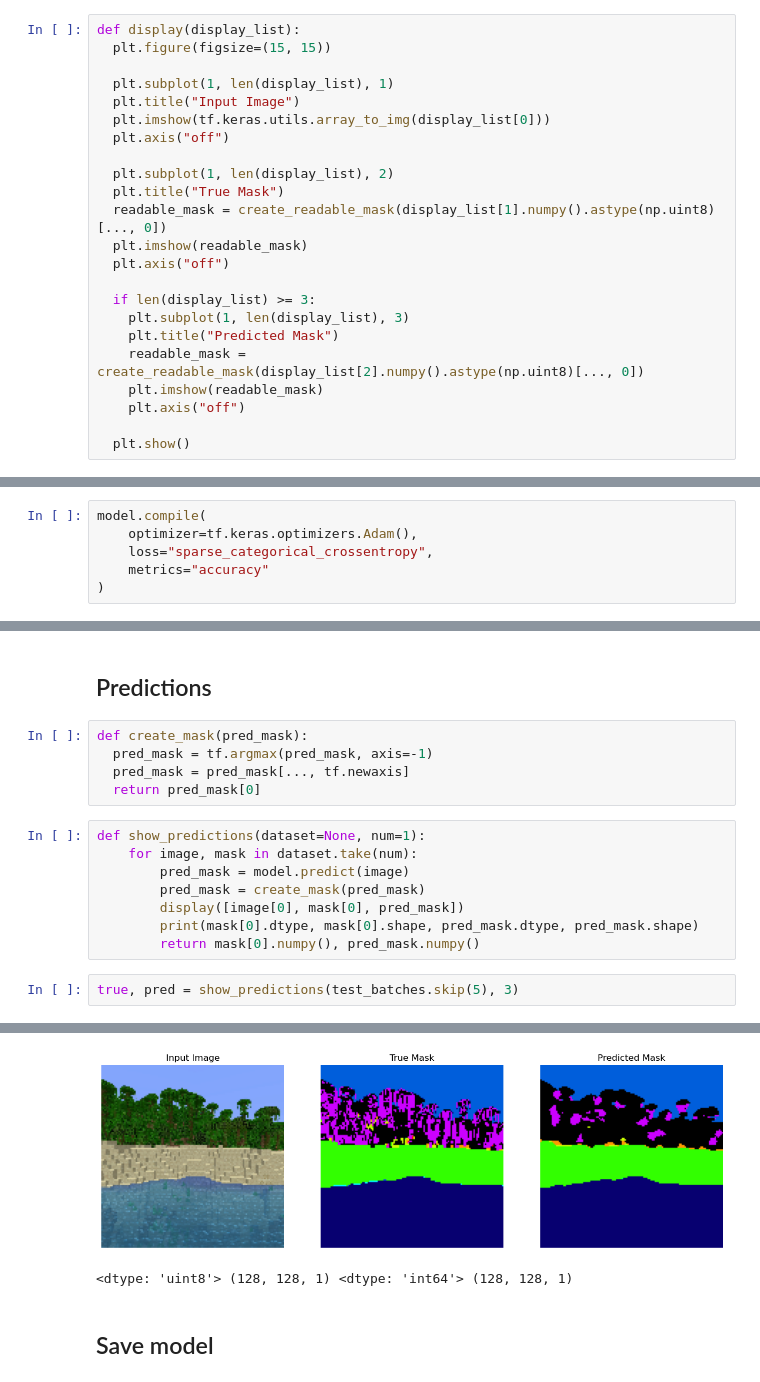
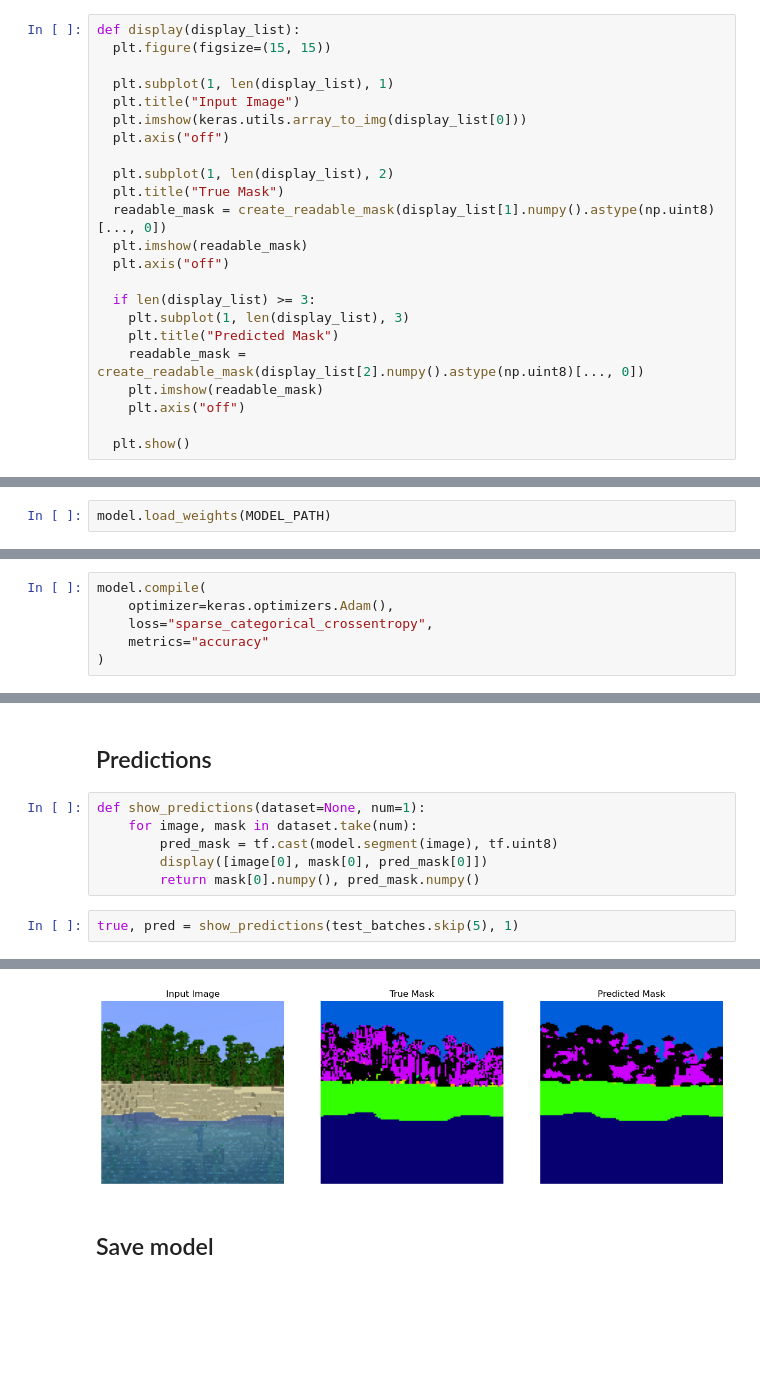
Before and after one commit to klima7/Mc2Real-segment-generate, a Jupyter notebook: segmentation/train.ipynb, the cells around one changed output, grey strips where cells are left out. Cells and saved outputs as stored; diff of their text form; blank space fills up the shorter version.

```diff
--- a/segmentation/train.ipynb
+++ b/segmentation/train.ipynb
@@ -100,7 +100,7 @@ def display(display_list):
 
   plt.subplot(1, len(display_list), 1)
   plt.title("Input Image")
-  plt.imshow(tf.keras.utils.array_to_img(display_list[0]))
+  plt.imshow(keras.utils.array_to_img(display_list[0]))
   plt.axis("off")
 
   plt.subplot(1, len(display_list), 2)
@@ -135,3 +133,5 @@ model = UnetModel()
+# %%
+model.load_weights(MODEL_PATH)
 # %%
 model.summary()
 # %% [output]
@@ -156,7 +156,7 @@ _________________________________________________________________
 ## Training
 # %%
 model.compile(
-    optimizer=tf.keras.optimizers.Adam(),
+    optimizer=keras.optimizers.Adam(),
     loss="sparse_categorical_crossentropy",
     metrics="accuracy"
 )
@@ -207,18 +237,11 @@ display_learning_curves(model.history)
 # %% [markdown]
 ## Predictions
-# %%
-def create_mask(pred_mask):
-  pred_mask = tf.argmax(pred_mask, axis=-1)
-  pred_mask = pred_mask[..., tf.newaxis]
-  return pred_mask[0]
 # %%
 def show_predictions(dataset=None, num=1):
     for image, mask in dataset.take(num):
-        pred_mask = model.predict(image)
-        pred_mask = create_mask(pred_mask)
-        display([image[0], mask[0], pred_mask])
-        print(mask[0].dtype, mask[0].shape, pred_mask.dtype, pred_mask.shape)
+        pred_mask = tf.cast(model.segment(image), tf.uint8)
+        display([image[0], mask[0], pred_mask[0]])
         return mask[0].numpy(), pred_mask.numpy()
 # %%
-true, pred = show_predictions(test_batches.skip(5), 3)
+true, pred = show_predictions(test_batches.skip(5), 1)
 # %% [output]
@@ -228,5 +250,4 @@ true, pred = show_predictions(test_batches.skip(5), 3)
-[figure, old version]
+[figure, new version]
-<dtype: 'uint8'> (128, 128, 1) <dtype: 'int64'> (128, 128, 1)
 # %% [markdown]
 ## Save model
 # %%
```
Also changed, not shown: parts of 12 cells of this notebook, 2 other files.
